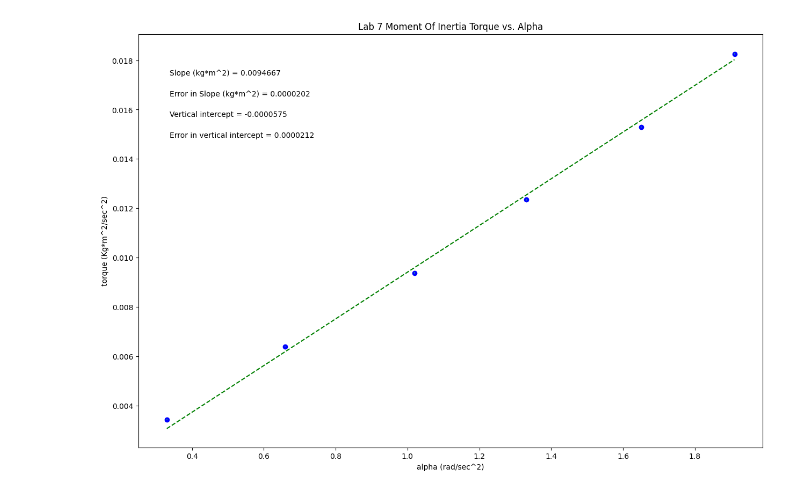
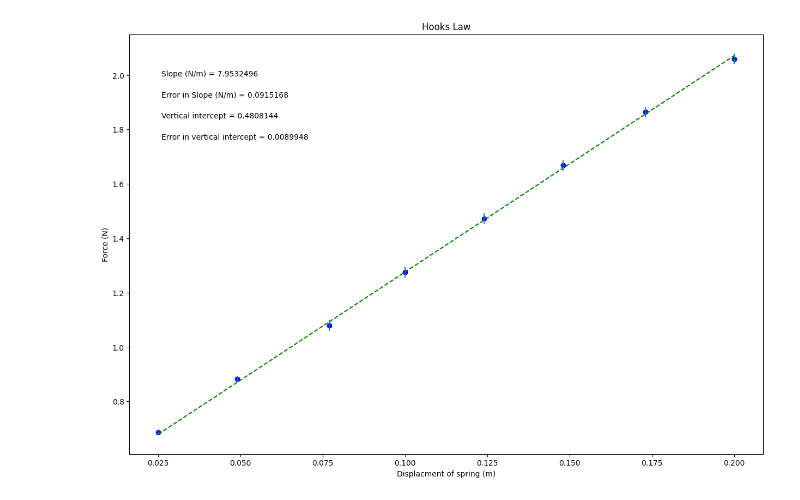
Before and after one commit to gagerausch/Labs, a Jupyter notebook: Copy_of_PHSXlab_plotting_template.ipynb, the cells around one changed output. Cells and saved outputs as stored; diff of their text form; code cells hidden in the pictures.

```diff
--- a/Copy_of_PHSXlab_plotting_template.ipynb
+++ b/Copy_of_PHSXlab_plotting_template.ipynb
@@ -19,28 +19,28 @@ import matplotlib.pyplot as plt
 #variable names should start with a letter and must contain only letters, numbers, and underscores
 
 
-alpha = np.array([0.33, 0.66, 1.02, 1.33, 1.65, 1.91])
+Brass_delta_x = np.array([0.025, 0.049, 0.077, 0.100, 0.124, 0.148, 0.173, 0.200])
 
-torque = np.array([0.00343, 0.00640, 0.00938, 0.01235, 0.01529, 0.01826])
+Brass_F = np.array([0.6867, 0.8829, 1.0791, 1.2753, 1.4715, 1.6677, 1.8639, 2.0601])
 
-error_in_torque = np.array([0.00002, 0.00002, 0.00003, 0.00003, 0.00003, 0.00004])
+err_Brass_F = np.array([0.00981, 0.00981, 0.01962, 0.01962, 0.01962, 0.01962, 0.01962, 0.01962])
 
 
 
 #Re-assign variables as x, y, dy so that the remaining plotting code may remain generic
 #UPDATE VARIABLE NAMES (ON RHS OF EACH EQUAL SIGN) TO MATCH VARIABLE NAMES FOR DATA ABOVE
 
-x = alpha             #this should be the array you want to plot on the x axis
-y = torque             #this should be the array you want to plot on the y axis
-dy = error_in_torque        #this should be your error in y array
+x = Brass_delta_x             #this should be the array you want to plot on the x axis
+y = Brass_F             #this should be the array you want to plot on the y axis
+dy = err_Brass_F        #this should be your error in y array
 
 
 #UPDATE EACH OF THESE 4 STRINGS FOR YOUR PLOT LABELS AS YOU WANT THEM TO APPEAR
 
-plot_title= 'Lab 7 Moment Of Inertia Torque vs. Alpha'
-x_label= 'alpha (rad/sec^2)'
-y_label= 'torque (Kg*m^2/sec^2)'
-slope_units= 'kg*m^2'
+plot_title= 'Hooks Law'
+x_label= 'Displacment of spring (m)'
+y_label= 'Force (N)'
+slope_units= 'N/m'
 
 #UPDATE ANNOTATION PLACEMENT SO IT'S OUT OF WAY OF PLOTTED DATA AND BEST FIT LINE
 #integer from 1 to 4, top R corner is 1 (counter-clockwise from there)
@@ -92,31 +92,31 @@ elif annotation_placement==3 or annotation_placement==4:
 #Don't need to change anything in this section!
 
 #Plot data on graph. Plot error bars and place values for slope,
 #error in slope, and vertical intercept (plus error) on the plot using "annotate"
 
 plt.figure(figsize=(15,10))
 
 plt.plot(x, fit, color='green', linestyle='--')
 plt.scatter(x, y, color='blue', marker='o')
 
 plt.xlabel(x_label)
 plt.ylabel(y_label)
 plt.title(plot_title)
 
 plt.errorbar(x, y, yerr=dy, xerr=None, fmt="none") #don't need to plot x error bars
 
 plt.annotate('Slope ({}) = {value:.{digits}f}'.format(slope_units,value=m, digits=7),
              (xpos, ypos[0]), xycoords='axes fraction')
 
 plt.annotate('Error in Slope ({}) = {value:.{digits}f}'.format(slope_units,value=dm, digits=7),
              (xpos, ypos[1]), xycoords='axes fraction')
 
 plt.annotate('Vertical intercept = {value:.{digits}f}'.format(value=b, digits=7),
              (xpos, ypos[2]), xycoords='axes fraction')
 
 plt.annotate('Error in vertical intercept = {value:.{digits}f}'.format(value=db, digits=7),
              (xpos, ypos[3]), xycoords='axes fraction')
 
 plt.show()
 # %% [output]
-[figure, old version]
+[figure, new version]
```
Also changed, not shown: parts of 1 cell of this notebook.
